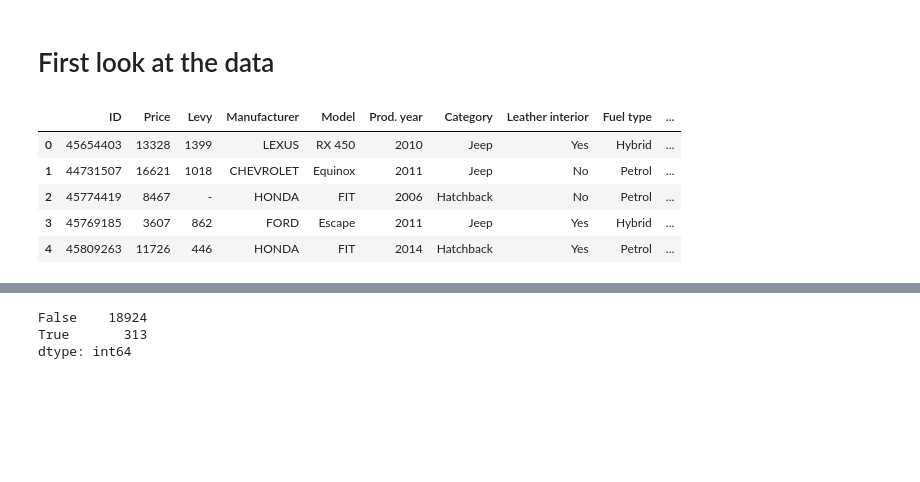
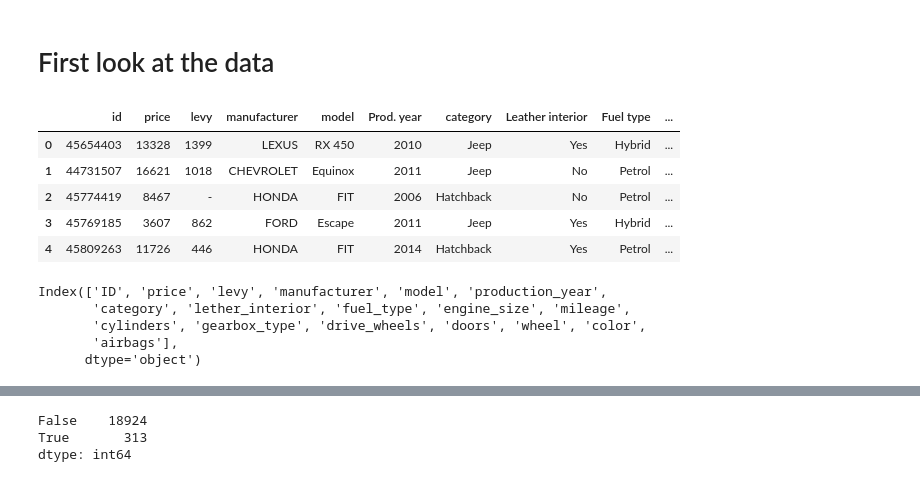
Before and after one commit to JeremDasilva/Project-Final, a Jupyter notebook: My_code/cars_sales_dataprep.ipynb, the cells around one changed output, grey strips where cells are left out. Saved outputs shown, nothing was run; the diff lists cells and outputs as text; code cells hidden in the pictures; blank space fills up the shorter version.

Commit message:
SQL connection

```diff
--- a/My_code/cars_sales_dataprep.ipynb
+++ b/My_code/cars_sales_dataprep.ipynb
@@ -10,13 +10,43 @@ import os
 from dotenv import load_dotenv, find_dotenv
 # %% [markdown]
 # First look at the data
-# %%
-sales_df = pd.read_csv('../Datasets/car_price_dataset.csv')
-sales_df.head()
-# %% [output]
-|  | ID | Price | Levy | Manufacturer | Model | Prod. year | Category | Leather interior | Fuel type | ... |
-| 0 | 45654403 | 13328 | 1399 | LEXUS | RX 450 | 2010 | Jeep | Yes | Hybrid | ... |
-| 1 | 44731507 | 16621 | 1018 | CHEVROLET | Equinox | 2011 | Jeep | No | Petrol | ... |
-| 2 | 45774419 | 8467 | - | HONDA | FIT | 2006 | Hatchback | No | Petrol | ... |
-| 3 | 45769185 | 3607 | 862 | FORD | Escape | 2011 | Jeep | Yes | Hybrid | ... |
-| 4 | 45809263 | 11726 | 446 | HONDA | FIT | 2014 | Hatchback | Yes | Petrol | ... |
+# %%
+load_dotenv()
+password = os.getenv('db_password')
+
+with psycopg.connect(f"dbname=Final-project user=postgres password={password}") as conn:
+    cursor = conn.cursor()
+    query = "SELECT * FROM car_sales;"
+    cursor.execute(query)
+
+    rows = cursor.fetchall()
+
+columns = [desc[0] for desc in cursor.description]
+sales_df = pd.DataFrame(rows, columns=columns)
+
+sales_df.head()
+# %% [output]
+|  | id | price | levy | manufacturer | model | Prod. year | category | Leather interior | Fuel type | ... |
+| 0 | 45654403 | 13328 | 1399 | LEXUS | RX 450 | 2010 | Jeep | Yes | Hybrid | ... |
+| 1 | 44731507 | 16621 | 1018 | CHEVROLET | Equinox | 2011 | Jeep | No | Petrol | ... |
+| 2 | 45774419 | 8467 | - | HONDA | FIT | 2006 | Hatchback | No | Petrol | ... |
+| 3 | 45769185 | 3607 | 862 | FORD | Escape | 2011 | Jeep | Yes | Hybrid | ... |
+| 4 | 45809263 | 11726 | 446 | HONDA | FIT | 2014 | Hatchback | Yes | Petrol | ... |
+# %%
+new_names = {
+    'id' : 'ID',
+    'Prod. year' : 'production_year',
+    'Leather interior' : 'lether_interior',
+    'Fuel type' : 'fuel_type',
+    'Engine volume' : 'engine_size',
+    'Gear box type' : 'gearbox_type',
+    'Drive wheels' : 'drive_wheels'
+}
+sales_df.rename(columns = new_names, inplace = True)
+sales_df.columns
+# %% [output]
+Index(['ID', 'price', 'levy', 'manufacturer', 'model', 'production_year',
+       'category', 'lether_interior', 'fuel_type', 'engine_size', 'mileage',
+       'cylinders', 'gearbox_type', 'drive_wheels', 'doors', 'wheel', 'color',
+       'airbags'],
+      dtype='object')
```
Also changed, not shown: parts of 8 cells of this notebook, 4 other files.
